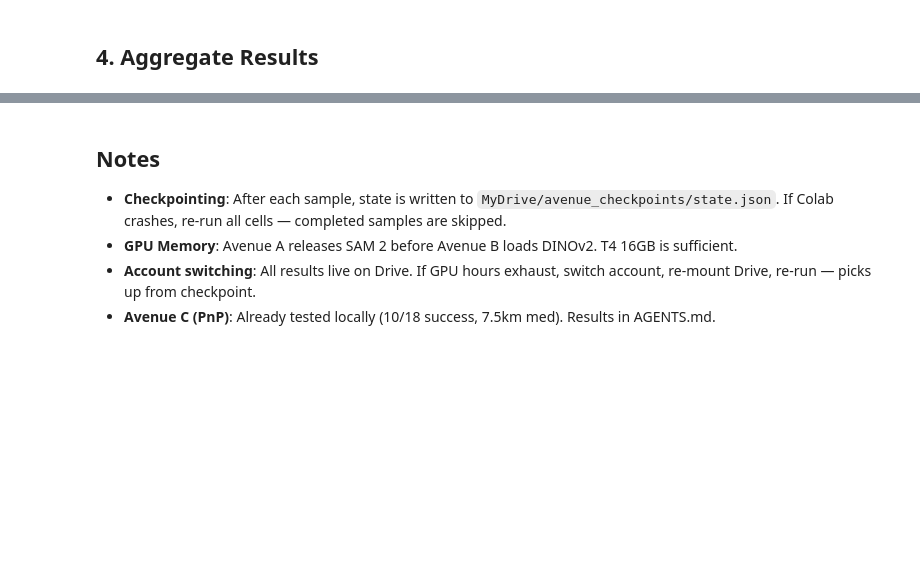
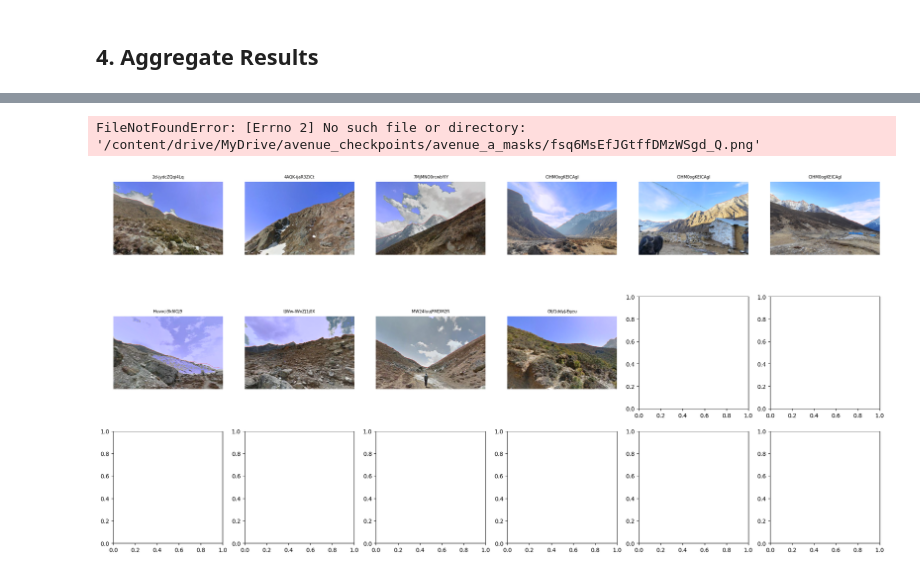
Before and after one commit to pxrxp/SkylineGeolocation, a Jupyter notebook: colab/avenues_abc.ipynb, the cells around one changed output, grey strips where cells are left out. Cells and saved outputs as stored; diff of their text form; code cells hidden in the pictures; blank space fills up the shorter version.

```diff
--- a/colab/avenues_abc.ipynb
+++ b/colab/avenues_abc.ipynb
@@ -436,7 +549,59 @@ print(f'\nSummary saved to {CKPT_DIR / "combined_summary.json"}')
-# %% [markdown]
-## Notes
-
-- **Checkpointing**: After each sample, state is written to `MyDrive/avenue_checkpoints/state.json`. If Colab crashes, re-run all cells — completed samples are skipped.
-- **GPU Memory**: Avenue A releases SAM 2 before Avenue B loads DINOv2. T4 16GB is sufficient.
-- **Account switching**: All results live on Drive. If GPU hours exhaust, switch account, re-mount Drive, re-run — picks up from checkpoint.
-- **Avenue C (PnP)**: Already tested locally (10/18 success, 7.5km med). Results in AGENTS.md.
+# %%
+import json, os
+import numpy as np
+import matplotlib.pyplot as plt
+from pathlib import Path
+from PIL import Image
+import sys
+
+sys.path.insert(0, str(REPO))
+from scripts.fixes_eval import mask_from_ann
+
+ann = json.load(open(REPO / 'data/street_view/annotations.json'))['annotations']
+gt = json.load(open(REPO / 'data/street_view/ground_truth.json'))
+sids = sorted([s for s in ann if s in gt])[:17]
+
+IMAGE_DIR = REPO / 'data/street_view/images'
+MASK_DIR_A = CKPT_DIR / 'avenue_a_masks'
+
+fig, axes = plt.subplots(3, 6, figsize=(24, 12))
+axes = axes.flatten()
+
+for i, sid in enumerate(sids):
+    ax = axes[i]
+    img = Image.open(IMAGE_DIR / f'{sid}.png')
+    ann_mask, ycol = mask_from_ann(ann[sid])
+    sam_mask = np.array(Image.open(MASK_DIR_A / f'{sid}.png'))
+
+    img_arr = np.array(img)
+    overlay = img_arr.copy()
+    H, W = img_arr.shape[:2]
+
+    # SAM2 sky: blue tint where sky=0
+    sky_region = sam_mask == 0
+    overlay[sky_region, 2] = np.clip(overlay[sky_region, 2].astype(int) + 80, 0, 255).astype(np.uint8)
+
+    # Annotated skyline boundary: red dots
+    if ycol is not None:
+        for c in range(0, W, 2):
+            row = int(ycol[c])
+            for dr in range(-1, 2):
+                rr = row + dr
+                if 0 <= rr < H:
+                    overlay[rr, c] = [255, 50, 50]
+
+    ax.imshow(overlay)
+    ax.set_title(sid[:14], fontsize=7)
+    ax.axis('off')
+
+for j in range(i + 1, len(axes)):
+    axes[j].axis('off')
+
+plt.suptitle('SAM2 Masks (blue sky) vs Annotated Skyline (red dots)', fontsize=14)
+plt.tight_layout()
+plt.savefig('/content/sam2_vs_annotated.png', dpi=150, bbox_inches='tight')
+plt.show()
+print('Saved: /content/sam2_vs_annotated.png')
+# %% [output]
+FileNotFoundError: [Errno 2] No such file or directory: '/content/drive/MyDrive/avenue_checkpoints/avenue_a_masks/fsq6MsEfJGtffDMzWSgd_Q.png'
+[figure, added]
```
Also changed, not shown: parts of 9 cells of this notebook.
